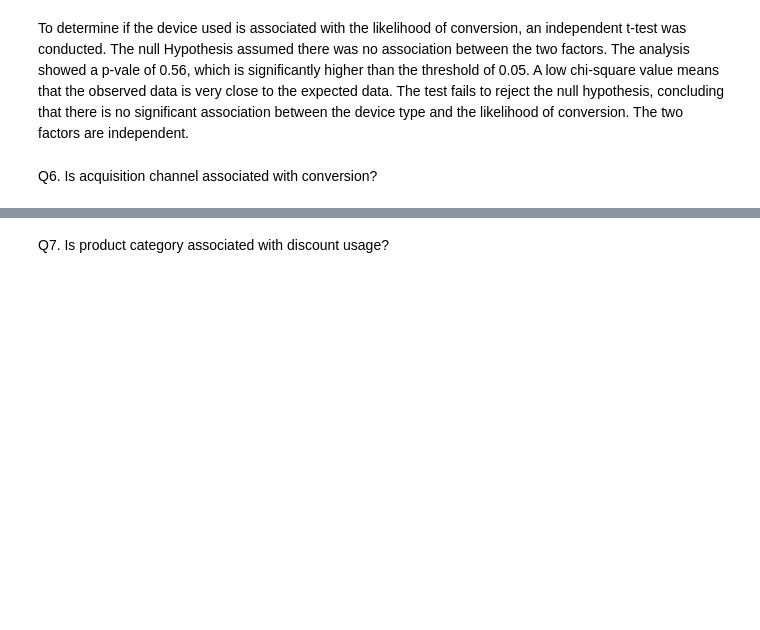
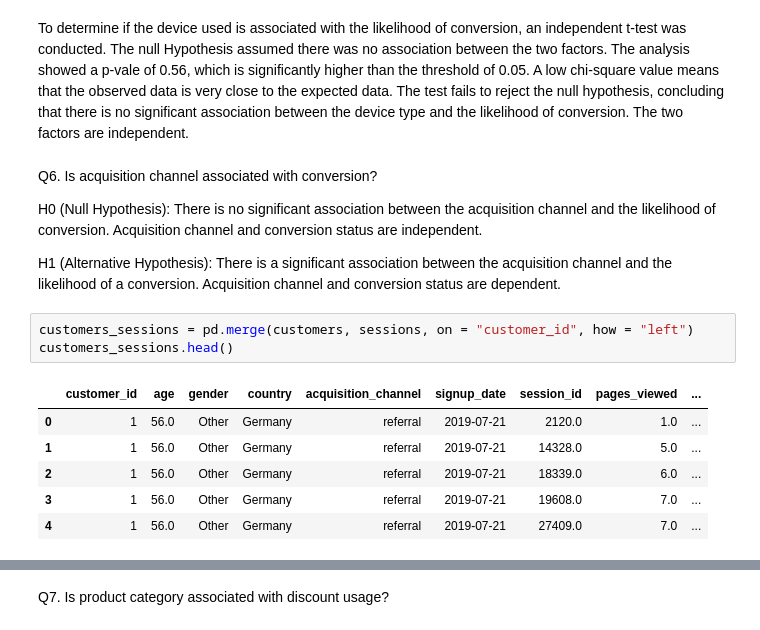
Before and after one commit to ledagale27/Mayerfeld_Hw2, a Jupyter notebook: hw_2_project (1).ipynb, the cells around one changed output, grey strips where cells are left out. Cells and saved outputs as stored; diff of their text form; blank space fills up the shorter version.

```diff
--- a/hw_2_project (1).ipynb
+++ b/hw_2_project (1).ipynb
@@ -335,3 +332,17 @@ Conclusion: Fail to Reject the Null Hypothesis (No statistically significant ass
 To determine if the device used is associated with the likelihood of conversion, an independent t-test was conducted. The null Hypothesis assumed there was no association between the two factors. The analysis showed a p-vale of 0.56, which is significantly higher than the threshold of 0.05. A low chi-square value means that the observed data is very close to the expected data. The test fails to reject the null hypothesis, concluding that there is no significant association between the device type and the likelihood of conversion. The two factors are independent.
 # %% [markdown]
 Q6. Is acquisition channel associated with conversion?
+
+H0 (Null Hypothesis): There is no significant association between the acquisition channel and the likelihood of conversion. Acquisition channel and conversion status are independent.
+
+H1 (Alternative Hypothesis): There is a significant association between the acquisition channel and the likelihood of a conversion. Acquisition channel and conversion status are dependent.
+# %%
+customers_sessions = pd.merge(customers, sessions, on = "customer_id", how = "left")
+customers_sessions.head()
+# %% [output]
+|  | customer_id | age | gender | country | acquisition_channel | signup_date | session_id | pages_viewed | ... |
+| 0 | 1 | 56.0 | Other | Germany | referral | 2019-07-21 | 2120.0 | 1.0 | ... |
+| 1 | 1 | 56.0 | Other | Germany | referral | 2019-07-21 | 14328.0 | 5.0 | ... |
+| 2 | 1 | 56.0 | Other | Germany | referral | 2019-07-21 | 18339.0 | 6.0 | ... |
+| 3 | 1 | 56.0 | Other | Germany | referral | 2019-07-21 | 19608.0 | 7.0 | ... |
+| 4 | 1 | 56.0 | Other | Germany | referral | 2019-07-21 | 27409.0 | 7.0 | ... |
```
Also changed, not shown: parts of 4 cells of this notebook.
